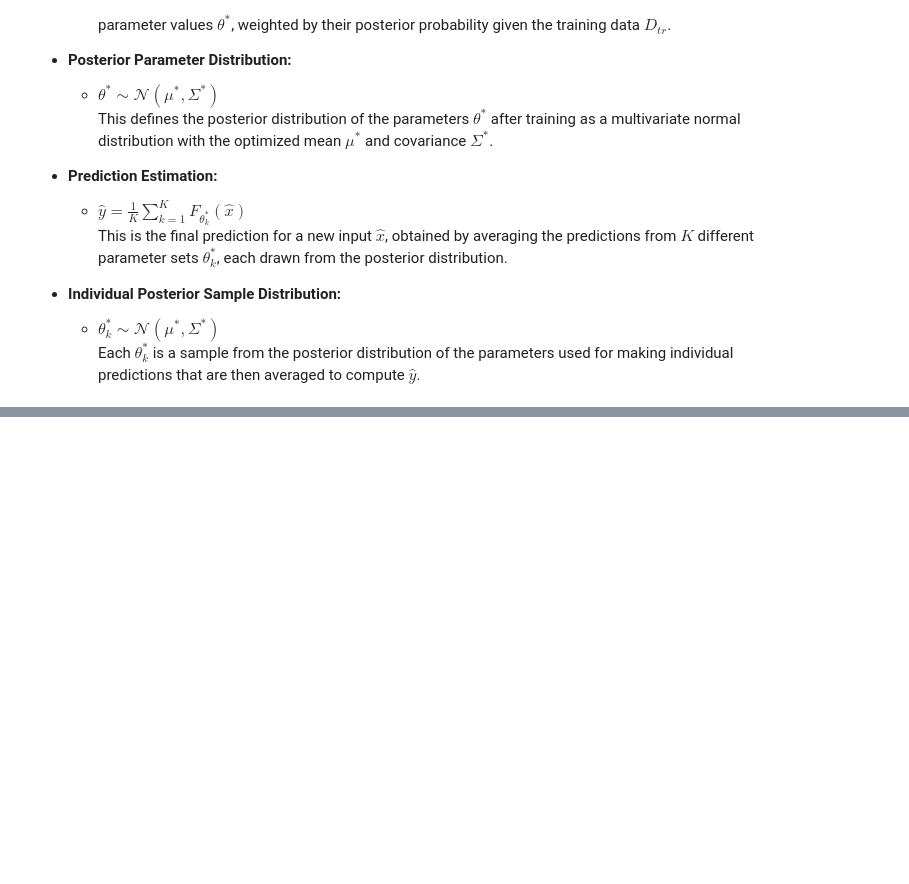
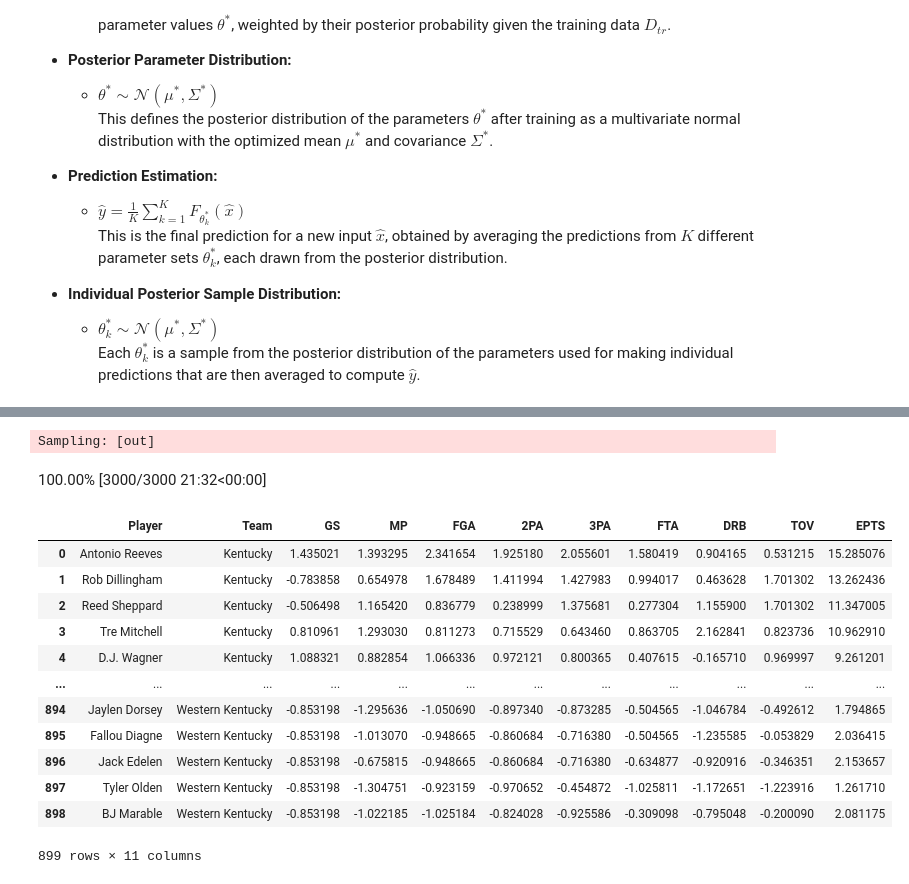
Before and after one commit to hinayatali9/STA365_Proj, a Jupyter notebook: bayesian_nn.ipynb, the cells around one changed output, grey strips where cells are left out. Cells and saved outputs as stored; diff of their text form; code cells hidden in the pictures; blank space fills up the shorter version.

Commit message:
added BNN expected points per player

```diff
--- a/bayesian_nn.ipynb
+++ b/bayesian_nn.ipynb
@@ -246,0 +169,7 @@ Epoch 1000/1000
+# %%
+all_players = df[df['Year'] == 2024]
+numerical_cols = ['GS', 'MP', 'FGA', '2PA', '3PA', 'FTA', 'DRB', 'TOV']
+all_players_numerical = all_players[numerical_cols]
+scaled_features = scaler.transform(all_players_numerical)
+scaled_features_df = pd.DataFrame(scaled_features, columns=numerical_cols)
+scaled_features_df
@@ -246,0 +190,3 @@ Epoch 1000/1000
+# %%
+all_players_scaled = all_players.reset_index(drop='index')[['Player', 'Team']].join(scaled_features_df)
+all_players_scaled
@@ -246,0 +207,27 @@ Epoch 1000/1000
+# %%
+# Predict expected points for each player
+with bnn:
+    pm.set_data(new_data={"ann_input": scaled_features})
+    ppc = pm.sample_posterior_predictive(trace)
+    trace.extend(ppc)
+# %% [output]
+Sampling: [out]
+100.00% [3000/3000 21:32<00:00]
+# %%
+expected_pts = ppc.posterior_predictive["out"].mean(("chain", "draw"))
+all_players_scaled['EPTS'] = expected_pts
+all_players_scaled
+# %% [output]
+|  | Player | Team | GS | MP | FGA | 2PA | 3PA | FTA | DRB | TOV | EPTS |
+| 0 | Antonio Reeves | Kentucky | 1.435021 | 1.393295 | 2.341654 | 1.925180 | 2.055601 | 1.580419 | 0.904165 | 0.531215 | 15.285076 |
+| 1 | Rob Dillingham | Kentucky | -0.783858 | 0.654978 | 1.678489 | 1.411994 | 1.427983 | 0.994017 | 0.463628 | 1.701302 | 13.262436 |
+| 2 | Reed Sheppard | Kentucky | -0.506498 | 1.165420 | 0.836779 | 0.238999 | 1.375681 | 0.277304 | 1.155900 | 1.701302 | 11.347005 |
+| 3 | Tre Mitchell | Kentucky | 0.810961 | 1.293030 | 0.811273 | 0.715529 | 0.643460 | 0.863705 | 2.162841 | 0.823736 | 10.962910 |
+| 4 | D.J. Wagner | Kentucky | 1.088321 | 0.882854 | 1.066336 | 0.972121 | 0.800365 | 0.407615 | -0.165710 | 0.969997 | 9.261201 |
+| ... | ... | ... | ... | ... | ... | ... | ... | ... | ... | ... | ... |
+| 894 | Jaylen Dorsey | Western Kentucky | -0.853198 | -1.295636 | -1.050690 | -0.897340 | -0.873285 | -0.504565 | -1.046784 | -0.492612 | 1.794865 |
+| 895 | Fallou Diagne | Western Kentucky | -0.853198 | -1.013070 | -0.948665 | -0.860684 | -0.716380 | -0.504565 | -1.235585 | -0.053829 | 2.036415 |
+| 896 | Jack Edelen | Western Kentucky | -0.853198 | -0.675815 | -0.948665 | -0.860684 | -0.716380 | -0.634877 | -0.920916 | -0.346351 | 2.153657 |
+| 897 | Tyler Olden | Western Kentucky | -0.853198 | -1.304751 | -0.923159 | -0.970652 | -0.454872 | -1.025811 | -1.172651 | -1.223916 | 1.261710 |
+| 898 | BJ Marable | Western Kentucky | -0.853198 | -1.022185 | -1.025184 | -0.824028 | -0.925586 | -0.309098 | -0.795048 | -0.200090 | 2.081175 |
+899 rows × 11 columns
```
Also changed, not shown: parts of 17 cells of this notebook, 2 other files.
